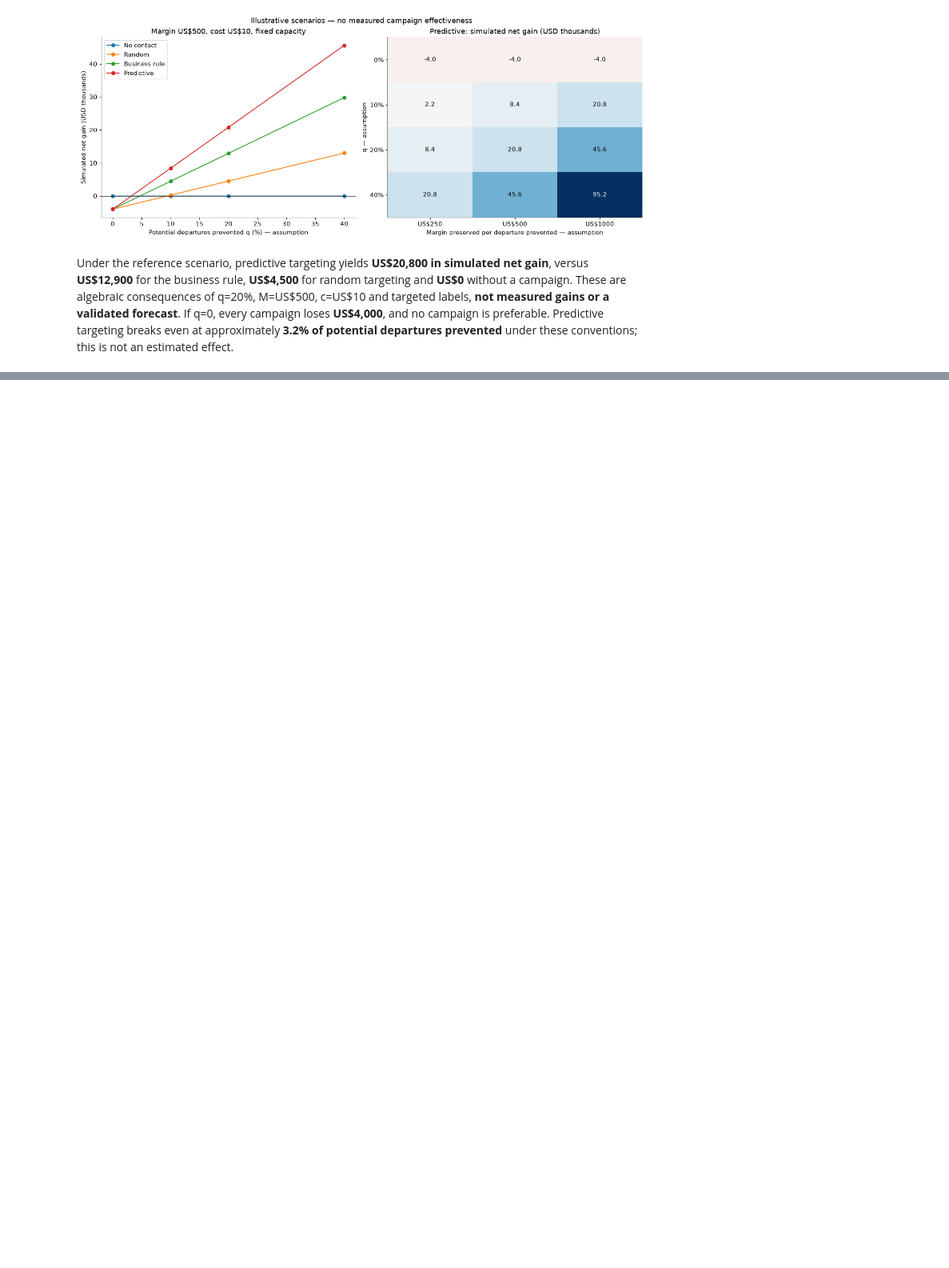
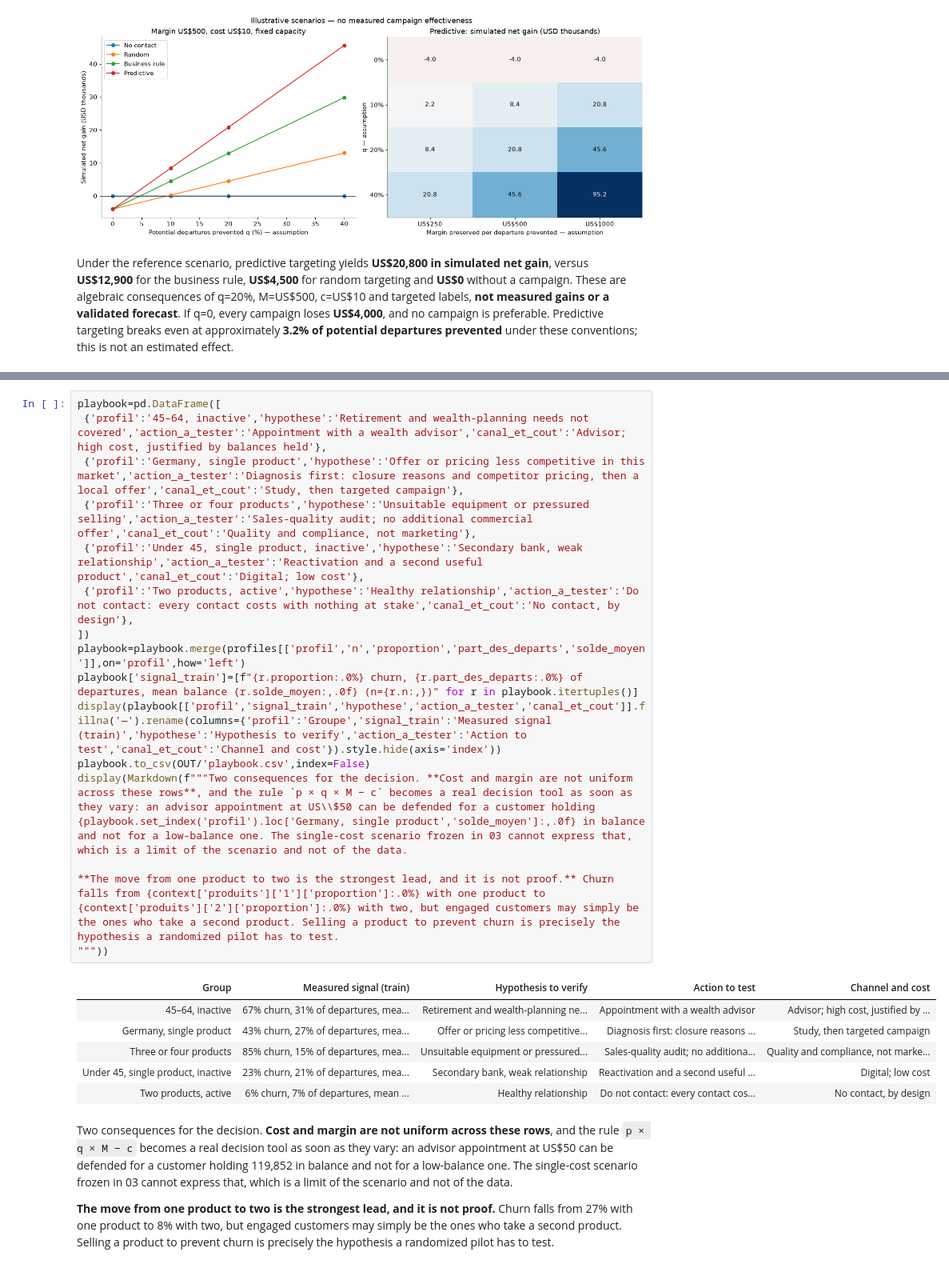
Before and after one commit to capristunt/bank-churn-analysis, a Jupyter notebook: notebooks/04-business-insights.ipynb, the cells around one changed output, grey strips where cells are left out. Shown at 80% size. Drawn from its saved outputs; the diff is of its cells as text; blank space fills up the shorter version.

```diff
--- a/notebooks/04-business-insights.ipynb
+++ b/notebooks/04-business-insights.ipynb
@@ -205 +303,27 @@ Under the reference scenario, predictive targeting yields **US\$20,800 in simula
+# %%
+playbook=pd.DataFrame([
+ {'profil':'45–64, inactive','hypothese':'Retirement and wealth-planning needs not covered','action_a_tester':'Appointment with a wealth advisor','canal_et_cout':'Advisor; high cost, justified by balances held'},
+ {'profil':'Germany, single product','hypothese':'Offer or pricing less competitive in this market','action_a_tester':'Diagnosis first: closure reasons and competitor pricing, then a local offer','canal_et_cout':'Study, then targeted campaign'},
+ {'profil':'Three or four products','hypothese':'Unsuitable equipment or pressured selling','action_a_tester':'Sales-quality audit; no additional commercial offer','canal_et_cout':'Quality and compliance, not marketing'},
+ {'profil':'Under 45, single product, inactive','hypothese':'Secondary bank, weak relationship','action_a_tester':'Reactivation and a second useful product','canal_et_cout':'Digital; low cost'},
+ {'profil':'Two products, active','hypothese':'Healthy relationship','action_a_tester':'Do not contact: every contact costs with nothing at stake','canal_et_cout':'No contact, by design'},
+])
+playbook=playbook.merge(profiles[['profil','n','proportion','part_des_departs','solde_moyen']],on='profil',how='left')
+playbook['signal_train']=[f"{r.proportion:.0%} churn, {r.part_des_departs:.0%} of departures, mean balance {r.solde_moyen:,.0f} (n={r.n:,})" for r in playbook.itertuples()]
+display(playbook[['profil','signal_train','hypothese','action_a_tester','canal_et_cout']].fillna('—').rename(columns={'profil':'Groupe','signal_train':'Measured signal (train)','hypothese':'Hypothesis to verify','action_a_tester':'Action to test','canal_et_cout':'Channel and cost'}).style.hide(axis='index'))
+playbook.to_csv(OUT/'playbook.csv',index=False)
+display(Markdown(f"""Two consequences for the decision. **Cost and margin are not uniform across these rows**, and the rule `p × q × M − c` becomes a real decision tool as soon as they vary: an advisor appointment at US\\$50 can be defended for a customer holding {playbook.set_index('profil').loc['Germany, single product','solde_moyen']:,.0f} in balance and not for a low-balance one. The single-cost scenario frozen in 03 cannot express that, which is a limit of the scenario and not of the data.
+
+**The move from one product to two is the strongest lead, and it is not proof.** Churn falls from {context['produits']['1']['proportion']:.0%} with one product to {context['produits']['2']['proportion']:.0%} with two, but engaged customers may simply be the ones who take a second product. Selling a product to prevent churn is precisely the hypothesis a randomized pilot has to test.
+"""))
+# %% [output]
+| Group | Measured signal (train) | Hypothesis to verify | Action to test | Channel and cost |
+| 45–64, inactive | 67% churn, 31% of departures, mea... | Retirement and wealth-planning ne... | Appointment with a wealth advisor | Advisor; high cost, justified by ... |
+| Germany, single product | 43% churn, 27% of departures, mea... | Offer or pricing less competitive... | Diagnosis first: closure reasons ... | Study, then targeted campaign |
+| Three or four products | 85% churn, 15% of departures, mea... | Unsuitable equipment or pressured... | Sales-quality audit; no additiona... | Quality and compliance, not marke... |
+| Under 45, single product, inactive | 23% churn, 21% of departures, mea... | Secondary bank, weak relationship | Reactivation and a second useful ... | Digital; low cost |
+| Two products, active | 6% churn, 7% of departures, mean ... | Healthy relationship | Do not contact: every contact cos... | No contact, by design |
+Two consequences for the decision. **Cost and margin are not uniform across these rows**, and the rule `p × q × M − c` becomes a real decision tool as soon as they vary: an advisor appointment at US\$50 can be defended for a customer holding 119,852 in balance and not for a low-balance one. The single-cost scenario frozen in 03 cannot express that, which is a limit of the scenario and not of the data.
+
+**The move from one product to two is the strongest lead, and it is not proof.** Churn falls from 27% with one product to 8% with two, but engaged customers may simply be the ones who take a second product. Selling a product to prevent churn is precisely the hypothesis a randomized pilot has to test.
 # %% [markdown]
```
Also changed, not shown: parts of 12 cells of this notebook, 18 other files.
